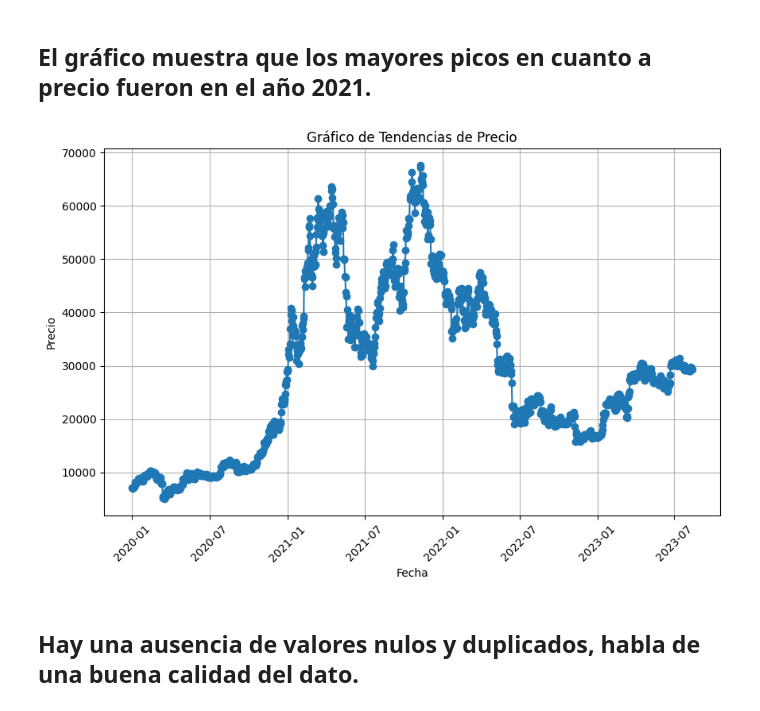
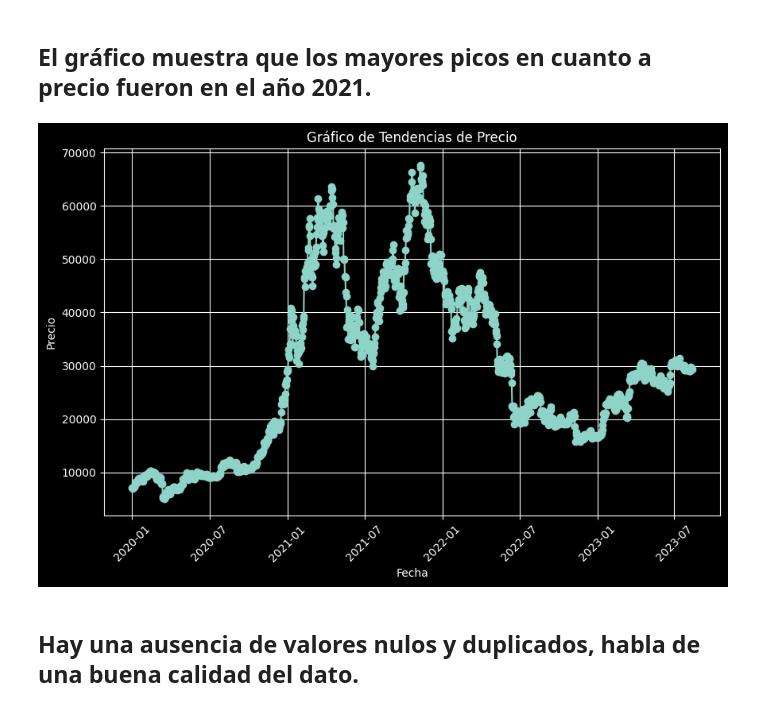
Before and after one commit to Nehuen505/Analisis-del-mercado-de-Criptomonedas, a Jupyter notebook: eda.ipynb, the cells around one changed output. Cells and saved outputs as stored; diff of their text form; code cells hidden in the pictures.

```diff
--- a/eda.ipynb
+++ b/eda.ipynb
@@ -23,16 +22,17 @@ bitcoin = cripto('bitcoin')
 # %% [markdown]
 ## El gráfico muestra que los mayores picos en cuanto a precio fueron en el año 2021.
 # %%
+plt.style.use('dark_background')
 plt.figure(figsize=(10, 6))
 plt.plot(bitcoin['date'], bitcoin['price'], marker='o')
 plt.title('Gráfico de Tendencias de Precio')
 plt.xlabel('Fecha')
 plt.ylabel('Precio')
 plt.xticks(rotation=45)
 plt.grid(True)
 plt.show()
 # %% [output]
-[figure, old version]
+[figure, new version]
 # %% [markdown]
 ## Hay una ausencia de valores nulos y duplicados, habla de una buena calidad del dato.
 # %%
```
Also changed, not shown: parts of 2 cells of this notebook, 6 other files.
